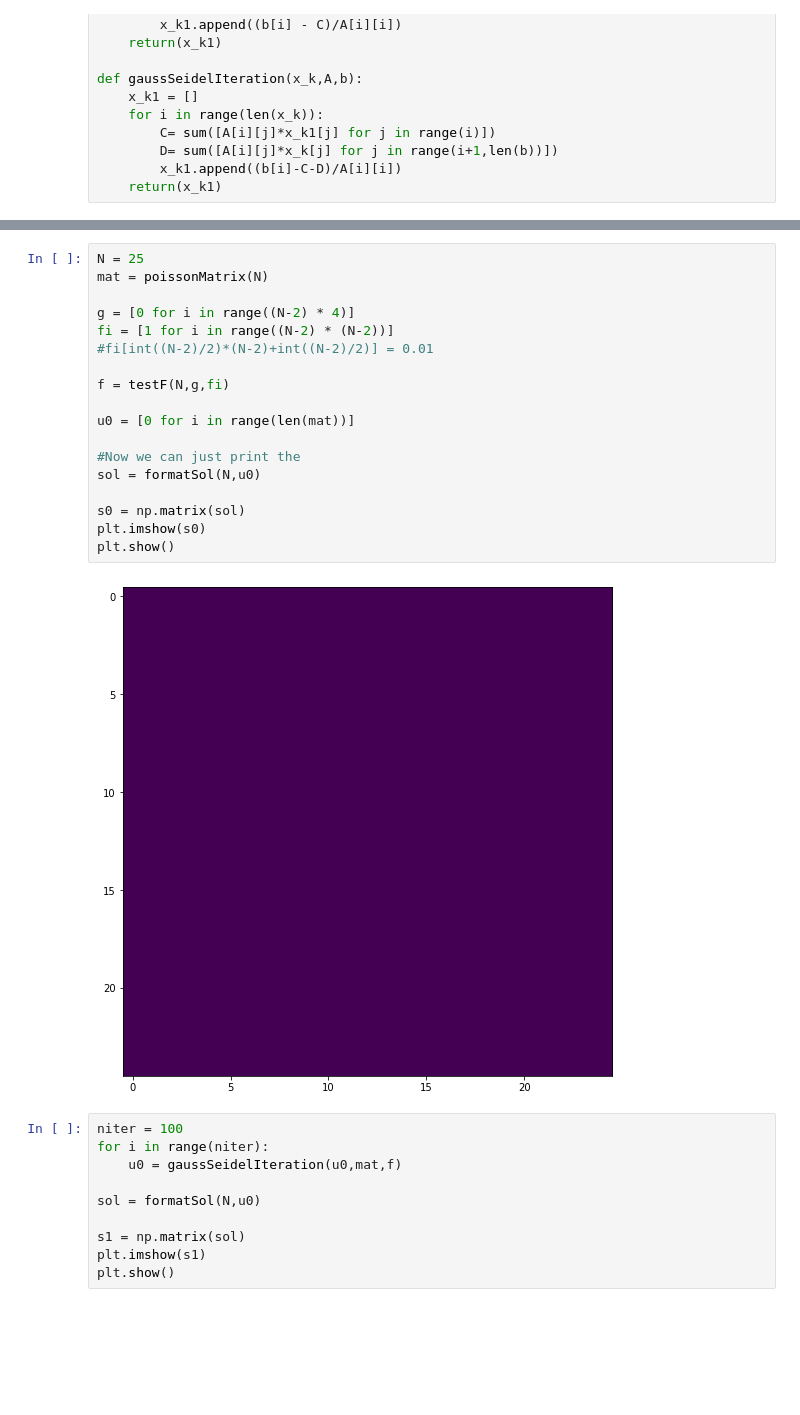
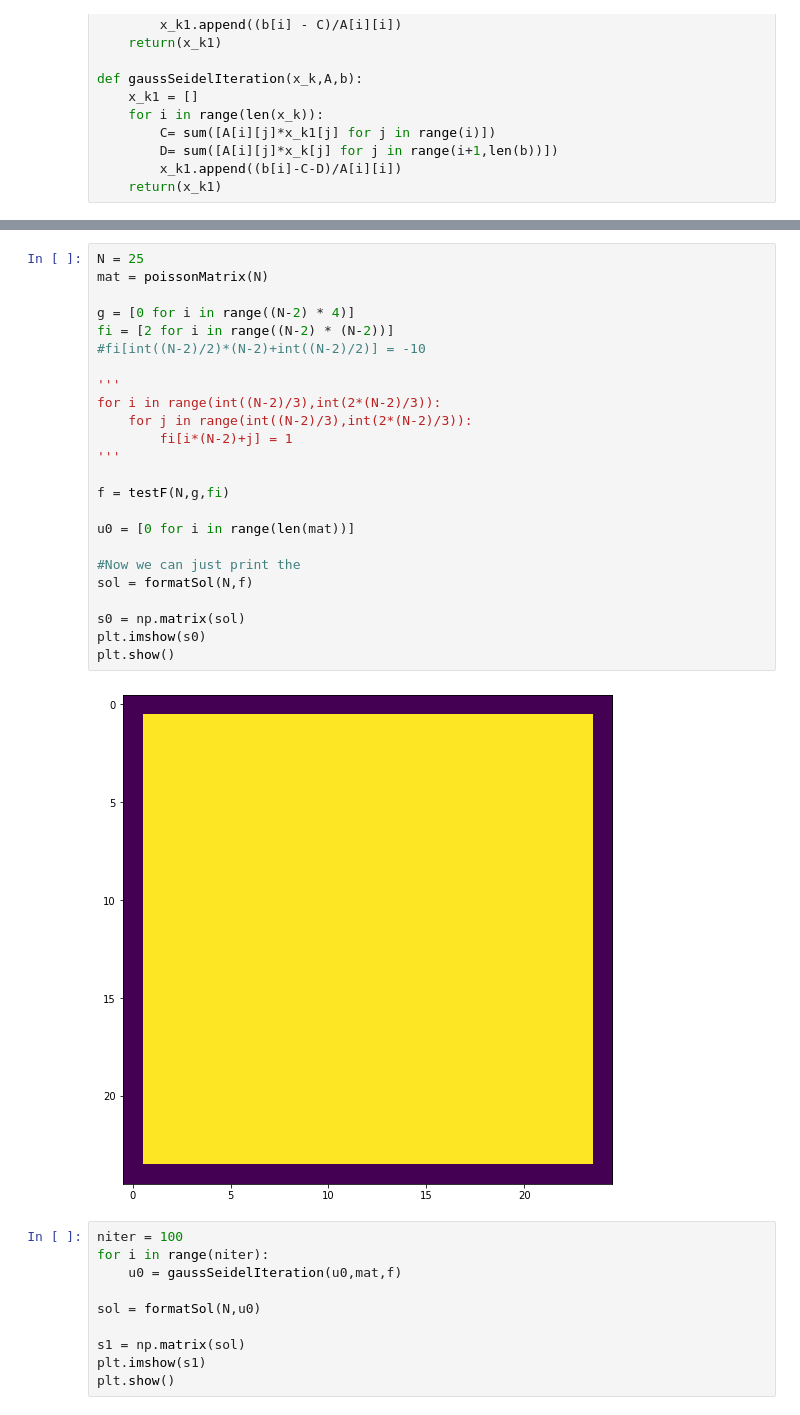
Before and after one commit to AMSC22-23/MultiGrid-Untila-Cecchettini-Capoferri, a Jupyter notebook: test_poisson.ipynb, the cells around one changed output, grey strips where cells are left out. Cells and saved outputs as stored; diff of their text form; blank space fills up the shorter version.

```diff
--- a/test_poisson.ipynb
+++ b/test_poisson.ipynb
@@ -87,23 +87,29 @@ def formatSol(n,u):
 # %%
 N = 25
 mat = poissonMatrix(N)
 
 g = [0 for i in range((N-2) * 4)]
-fi = [1 for i in range((N-2) * (N-2))]
-#fi[int((N-2)/2)*(N-2)+int((N-2)/2)] = 0.01
+fi = [2 for i in range((N-2) * (N-2))]
+#fi[int((N-2)/2)*(N-2)+int((N-2)/2)] = -10
+
+'''
+for i in range(int((N-2)/3),int(2*(N-2)/3)):
+    for j in range(int((N-2)/3),int(2*(N-2)/3)):
+        fi[i*(N-2)+j] = 1
+'''
 
 f = testF(N,g,fi)
 
 u0 = [0 for i in range(len(mat))]
 
 #Now we can just print the
-sol = formatSol(N,u0)
+sol = formatSol(N,f)
 
 s0 = np.matrix(sol)
 plt.imshow(s0)
 plt.show()
 # %% [output]
-[figure, old version]
+[figure, new version]
 # %%
 niter = 100
 for i in range(niter):
```
Also changed, not shown: parts of 4 cells of this notebook, 1 other file.
